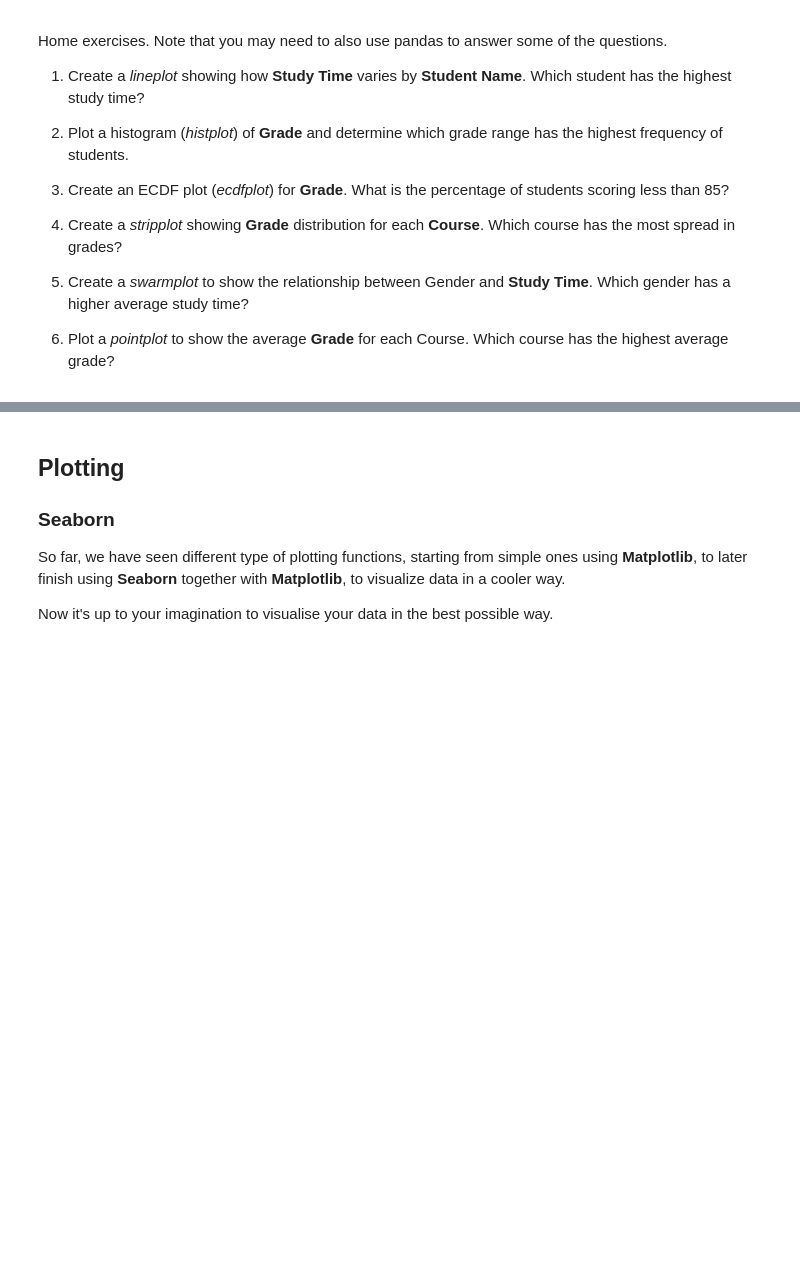
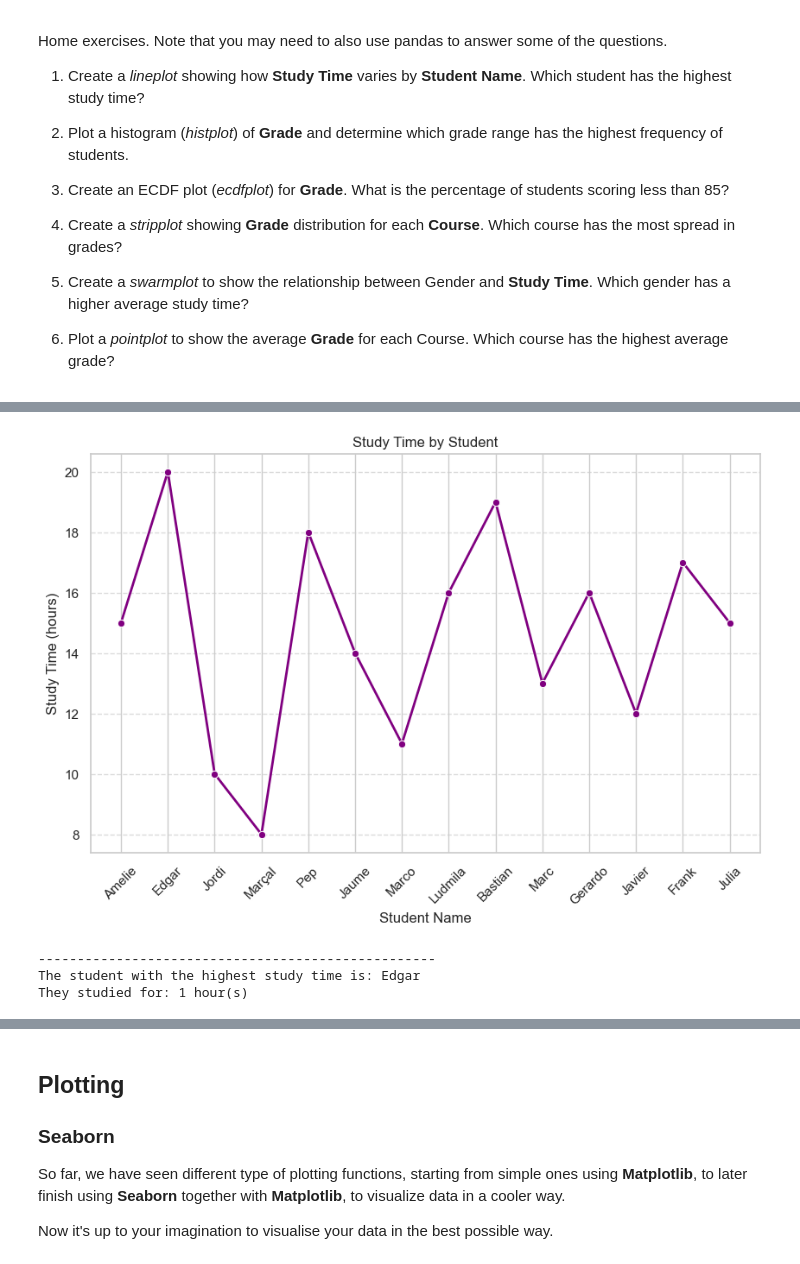
Before and after one commit to carlotamartins/Python-for-Data-Science, a Jupyter notebook: Assignment 8/session_8.ipynb, the cells around one changed output, grey strips where cells are left out. Saved outputs shown, nothing was run; the diff lists cells and outputs as text; code cells hidden in the pictures; blank space fills up the shorter version.

```diff
--- a/Assignment 8/session_8.ipynb
+++ b/Assignment 8/session_8.ipynb
@@ -974,0 +1030,34 @@ Home exercises. Note that you may need to also use pandas to answer some of the
+# %%
+#1. Create a *lineplot* showing how Study Time varies by Student Name. Which student has the highest study time?
+
+#Defining the size of the plot
+plt.figure(figsize=(10, 6))
+
+#Creating the lineplot, with the specific markers, colors and line width
+sns.lineplot(data=df, x=df['Student Name'], y=df['Study Time'], marker='o', color='purple', linewidth=2)
+
+#Defining the title, axis and the rotation for the x axis
+plt.title("Study Time by Student")
+plt.xlabel("Student Name", fontsize=12)
+plt.ylabel("Study Time (hours)", fontsize=12)
+plt.xticks(rotation=45)
+
+#Adding a grid for better readibility
+plt.grid(axis='y', linestyle='--', alpha=0.7)
+
+#Visualizing the graphic
+plt.show()
+
+
+#Retrieving the student with the highest study time
+max_study_time = df['Study Time'].idxmax()
+student_higher_study_time = df.loc[max_study_time, 'Student Name']
+
+print("---------------------------------------------------")
+print(f'The student with the highest study time is: {student_higher_study_time}')
+print(f'They studied for: {max_study_time} hour(s)')
+# %% [output]
+[figure, added]
+---------------------------------------------------
+The student with the highest study time is: Edgar
+They studied for: 1 hour(s)
```
Also changed, not shown: parts of 11 cells of this notebook, 1 other file.
